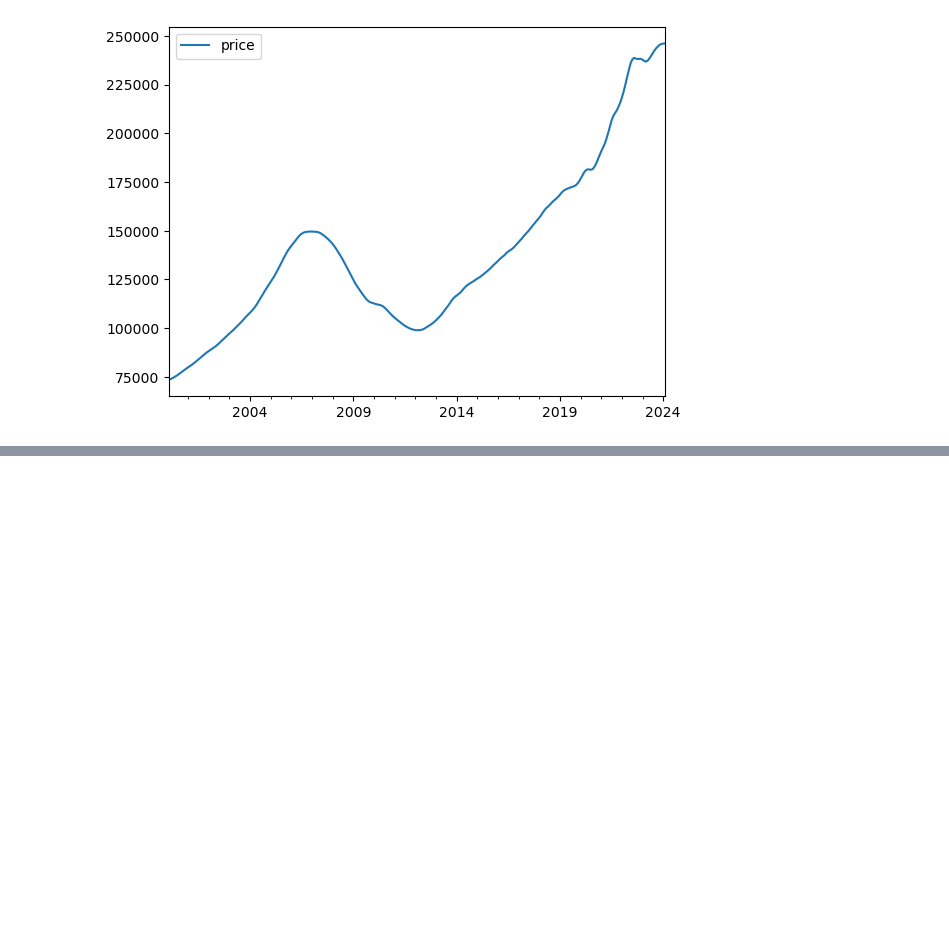
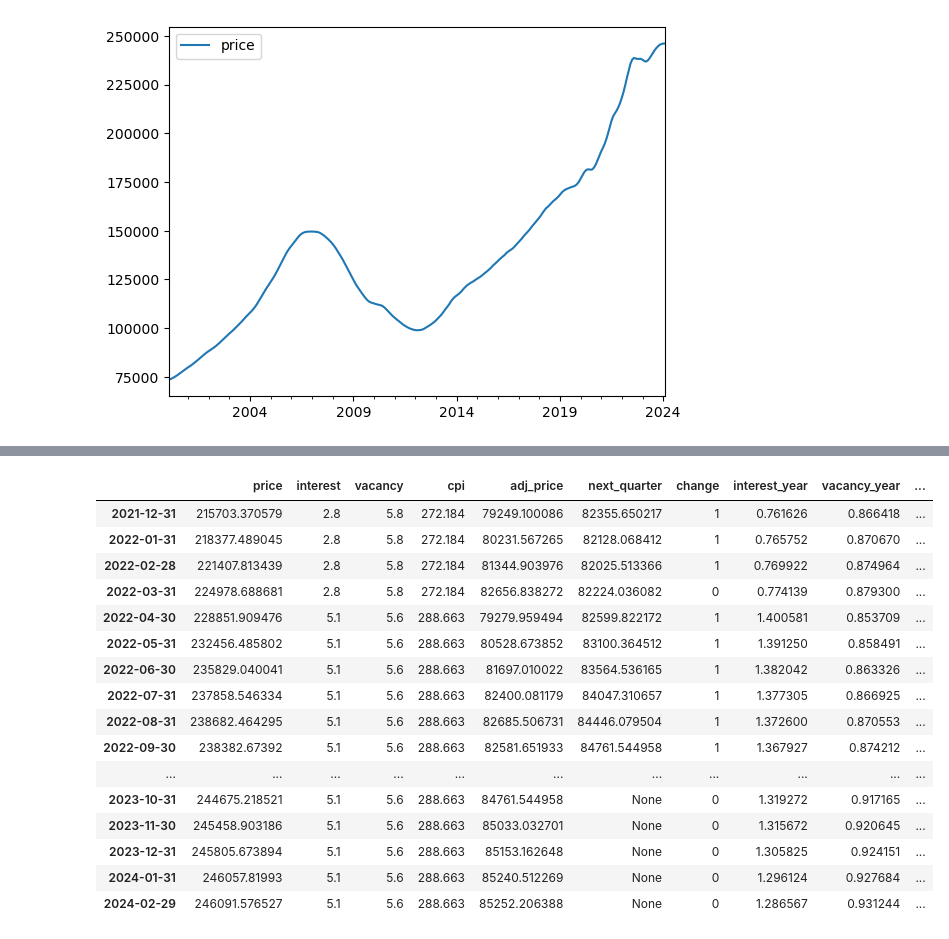
Before and after one commit to matisluzi/ml_project, a Jupyter notebook: Project_Main.ipynb, the cells around one changed output, grey strips where cells are left out. Drawn from its saved outputs; the diff is of its cells as text; code cells hidden in the pictures; blank space fills up the shorter version.

```diff
--- a/Project_Main.ipynb
+++ b/Project_Main.ipynb
@@ -167,0 +302,20 @@ price_data.plot.line(y="price", use_index=True)
+# %%
+plot_data
+# %% [output]
+|  | price | interest | vacancy | cpi | adj_price | next_quarter | change | interest_year | vacancy_year | ... |
+| 2021-12-31 | 215703.370579 | 2.8 | 5.8 | 272.184 | 79249.100086 | 82355.650217 | 1 | 0.761626 | 0.866418 | ... |
+| 2022-01-31 | 218377.489045 | 2.8 | 5.8 | 272.184 | 80231.567265 | 82128.068412 | 1 | 0.765752 | 0.870670 | ... |
+| 2022-02-28 | 221407.813439 | 2.8 | 5.8 | 272.184 | 81344.903976 | 82025.513366 | 1 | 0.769922 | 0.874964 | ... |
+| 2022-03-31 | 224978.688681 | 2.8 | 5.8 | 272.184 | 82656.838272 | 82224.036082 | 0 | 0.774139 | 0.879300 | ... |
+| 2022-04-30 | 228851.909476 | 5.1 | 5.6 | 288.663 | 79279.959494 | 82599.822172 | 1 | 1.400581 | 0.853709 | ... |
+| 2022-05-31 | 232456.485802 | 5.1 | 5.6 | 288.663 | 80528.673852 | 83100.364512 | 1 | 1.391250 | 0.858491 | ... |
+| 2022-06-30 | 235829.040041 | 5.1 | 5.6 | 288.663 | 81697.010022 | 83564.536165 | 1 | 1.382042 | 0.863326 | ... |
+| 2022-07-31 | 237858.546334 | 5.1 | 5.6 | 288.663 | 82400.081179 | 84047.310657 | 1 | 1.377305 | 0.866925 | ... |
+| 2022-08-31 | 238682.464295 | 5.1 | 5.6 | 288.663 | 82685.506731 | 84446.079504 | 1 | 1.372600 | 0.870553 | ... |
+| 2022-09-30 | 238382.67392 | 5.1 | 5.6 | 288.663 | 82581.651933 | 84761.544958 | 1 | 1.367927 | 0.874212 | ... |
+| ... | ... | ... | ... | ... | ... | ... | ... | ... | ... | ... |
+| 2023-10-31 | 244675.218521 | 5.1 | 5.6 | 288.663 | 84761.544958 | None | 0 | 1.319272 | 0.917165 | ... |
+| 2023-11-30 | 245458.903186 | 5.1 | 5.6 | 288.663 | 85033.032701 | None | 0 | 1.315672 | 0.920645 | ... |
+| 2023-12-31 | 245805.673894 | 5.1 | 5.6 | 288.663 | 85153.162648 | None | 0 | 1.305825 | 0.924151 | ... |
+| 2024-01-31 | 246057.81993 | 5.1 | 5.6 | 288.663 | 85240.512269 | None | 0 | 1.296124 | 0.927684 | ... |
+| 2024-02-29 | 246091.576527 | 5.1 | 5.6 | 288.663 | 85252.206388 | None | 0 | 1.286567 | 0.931244 | ... |
```
Also changed, not shown: parts of 21 cells of this notebook.
